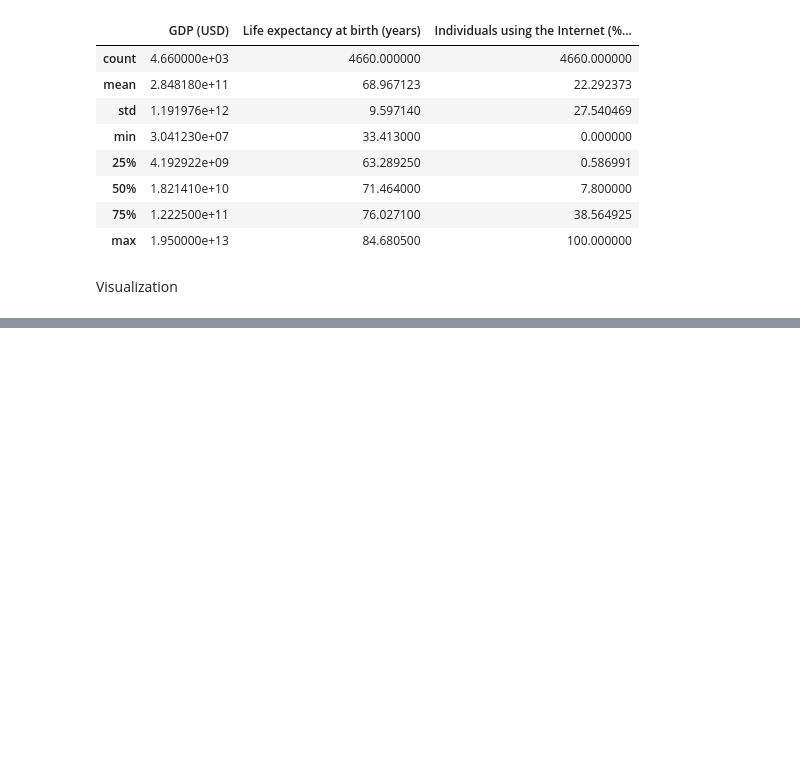
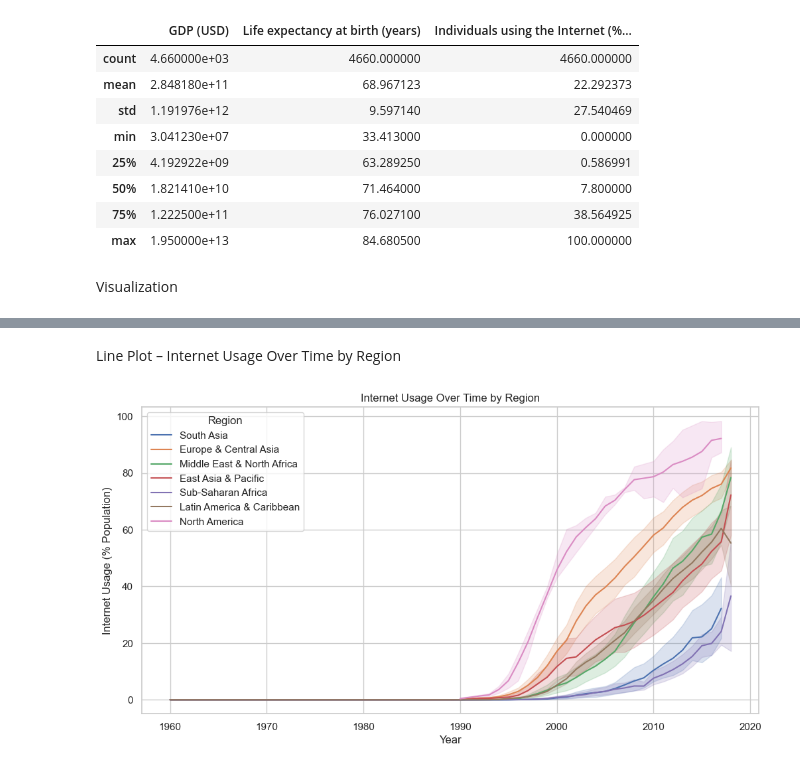
Before and after one commit to AkshatSahay72/worldbank-data-visualisation, a Jupyter notebook: main.ipynb, the cells around one changed output, grey strips where cells are left out. Cells and saved outputs as stored; diff of their text form; code cells hidden in the pictures; blank space fills up the shorter version.

```diff
--- a/main.ipynb
+++ b/main.ipynb
@@ -82,0 +111,12 @@ plt.show()
+# %% [markdown]
+Line Plot – Internet Usage Over Time by Region
+# %%
+plt.figure(figsize=(12, 6))
+sns.lineplot(data=df, x='Year', y='Individuals using the Internet (% of population)', hue='Region')
+plt.title("Internet Usage Over Time by Region")
+plt.xlabel("Year")
+plt.ylabel("Internet Usage (% Population)")
+plt.grid(True)
+plt.show()
+# %% [output]
+[figure, added]
```
Also changed, not shown: parts of 11 cells of this notebook.
